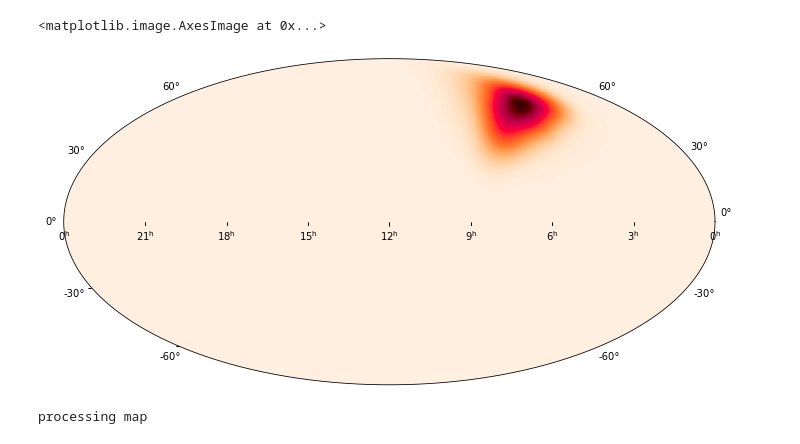
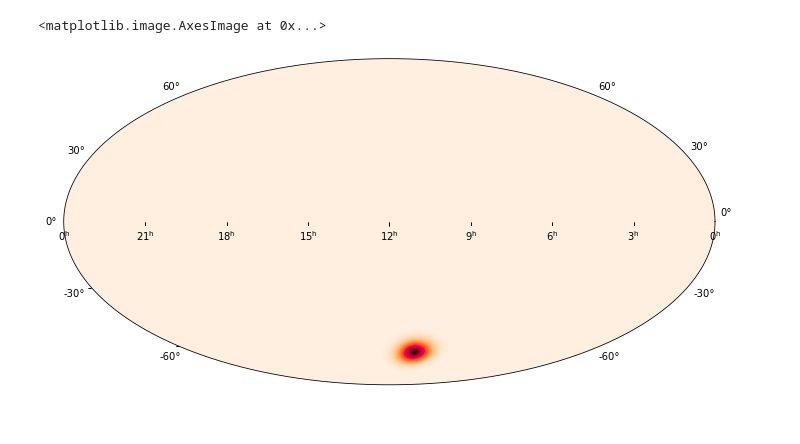
Before and after one commit to ravioli1369/fermi_grbs, a Jupyter notebook: tiling.ipynb, the cells around one changed output. Cells and saved outputs as stored; diff of their text form; code cells hidden in the pictures.

```diff
--- a/tiling.ipynb
+++ b/tiling.ipynb
@@ -35,18 +53,9 @@ Time.now()
 # %%
-skymap = read_sky_map("/home/ravioli/astro/git/fermi_grbs/glg_healpix_all_bn230805684.fit")
+skymap = read_sky_map("/home/ravioli/astro/git/fermi_grbs/data/glg_healpix_all_bn230803061.fit")
 hpmap = skymap[0]
 
 fig, axes = plt.subplots(1, 1, figsize=(12, 6), subplot_kw={'projection': 'astro hours mollweide'})
 axes.imshow_hpx(hpmap, cmap='cylon')
 # %% [output]
 <matplotlib.image.AxesImage at 0x...>
-[figure, old version]
+[figure, new version]
-# %%
-tiling_cmd = "python3 program_for_emgw_mapping.py \
-    -input_file /home/ravioli/astro/git/fermi_grbs/glg_healpix_all_bn230805684.fit \
-    -ouput_dir /home/ravioli/astro/git/fermi_grbs/ \
-    -config_tile_file /home/ravioli/astro/git/growth-scripts-main/config_files/gal_tiles.csv"
-result = sp.run(tiling_cmd, shell=True, stdout=sp.PIPE)
-print(result.stdout.decode('utf-8'))
-# %% [output]
-processing map
```
Also changed, not shown: parts of 6 cells of this notebook, 49 other files.
